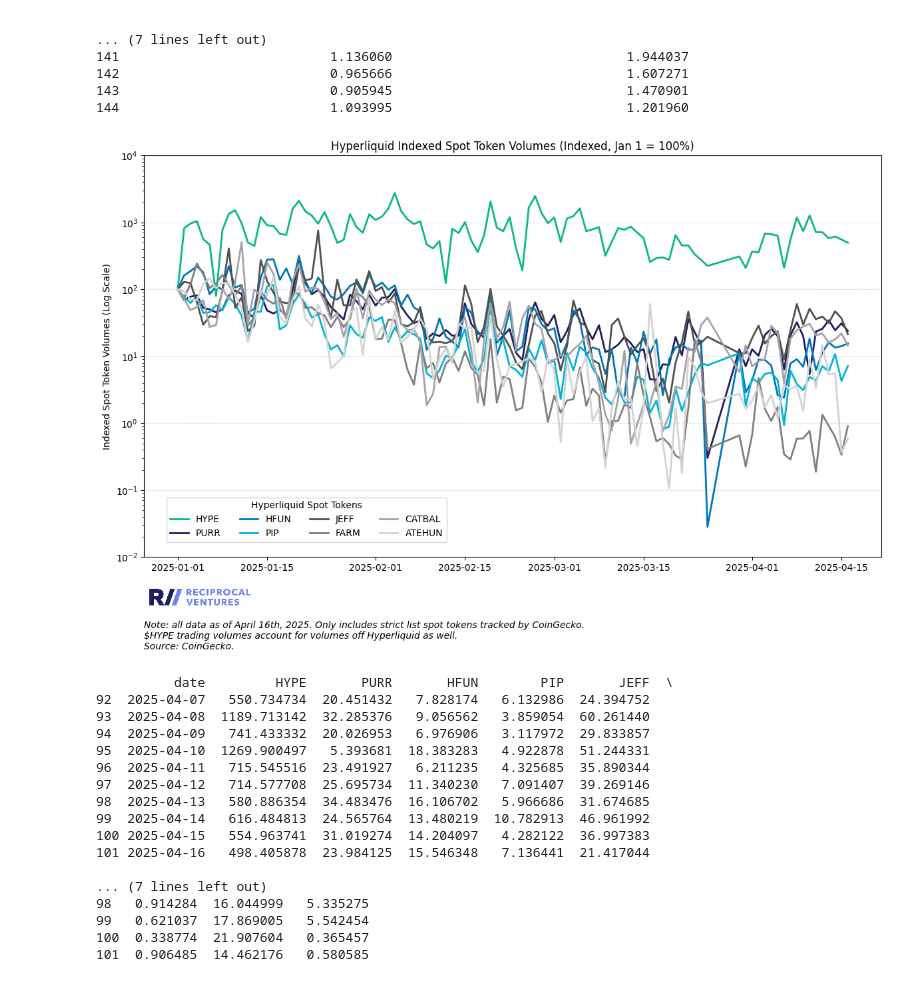
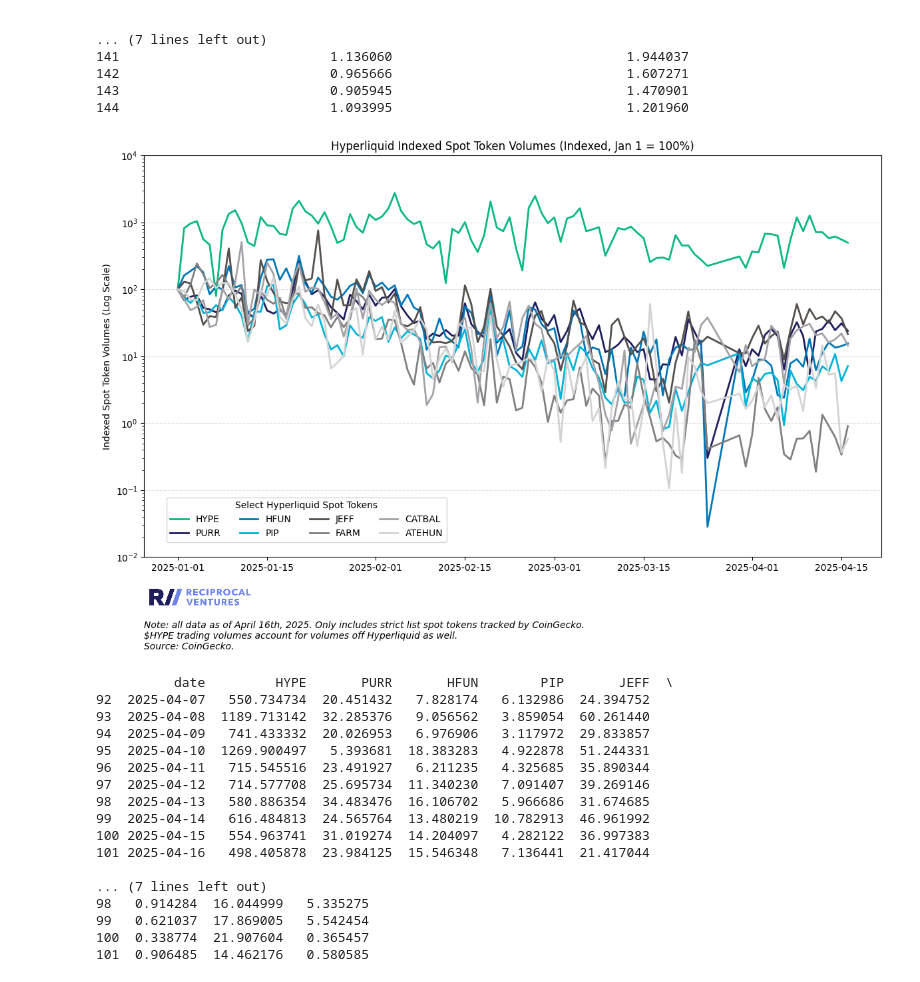
Before and after one commit to jimboevans/hyperliquid-data-cuts, a Jupyter notebook: analysis.ipynb, the cells around one changed output. Saved outputs shown, nothing was run; the diff lists cells and outputs as text; code cells hidden in the pictures.

```diff
--- a/analysis.ipynb
+++ b/analysis.ipynb
@@ -370,35 +305,35 @@ ax.yaxis.set_major_formatter(FuncFormatter(percent_formatter))
 ax.set_yscale('log')
 
 # Set y-axis limits with lower bound as 10 (10^1)
 ax.set_ylim(0.01, 10000)
 
 # Add grid lines for better readability
 ax.grid(axis='y', linestyle='--', alpha=0.4)
 
 # Add logo
 add_logo(ax, position=(0.075, -0.1))
 
 # Add sources and note
 text_box = ax.text(0, -0.23, f"Note: all data as of {date}. Only includes strict list spot tokens tracked by CoinGecko.\n$HYPE trading volumes account for volumes off Hyperliquid as well.\nSource: CoinGecko.",
                    ha='left', transform=ax.transAxes, fontsize=10,
                    bbox=dict(facecolor='white', alpha=0), fontstyle='italic')
 
 # Center the legend below the chart
-plt.legend(title='Hyperliquid Spot Tokens', bbox_to_anchor=(0.22, 0.16), loc='upper center', ncol=4)
+plt.legend(title='Select Hyperliquid Spot Tokens', bbox_to_anchor=(0.22, 0.16), loc='upper center', ncol=4)
 
 # Ensure the layout adapts to fit all elements (legend, text, etc.)
 plt.tight_layout()
 
 # Save plot
 if not os.path.exists("plots"):
     os.makedirs("plots")
 plt.savefig("plots/hyperliquid-indexed-spot-token-volumes.png", dpi=300, bbox_inches='tight')
 
 # Show
 plt.show()
 print(df_master.tail(10))
 # %% [output]
-[figure, old version]
+[figure, new version]
           date         HYPE       PURR       HFUN        PIP       JEFF  \
 92  2025-04-07   550.734734  20.451432   7.828174   6.132986  24.394752
 93  2025-04-08  1189.713142  32.285376   9.056562   3.859054  60.261440
```
Also changed, not shown: parts of 2 cells of this notebook, 1 other file.
